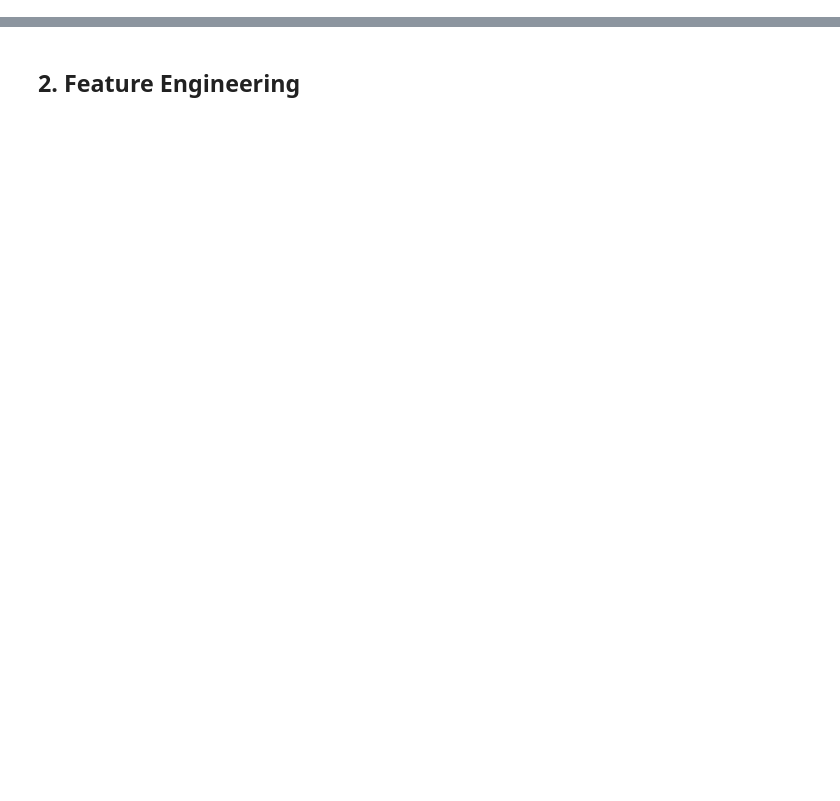
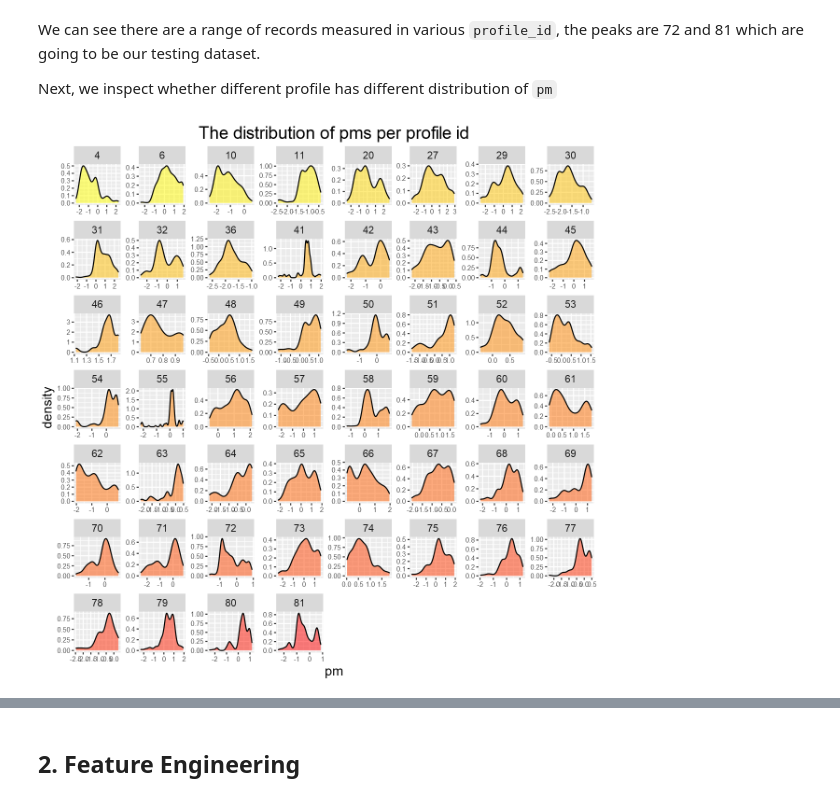
Before and after one commit to DanielTranDS/RotorTemperature-EDA-Regression, a Jupyter notebook: RotorTemp_ModellingCodes.ipynb, the cells around one changed output, grey strips where cells are left out. Saved outputs shown, nothing was run; the diff lists cells and outputs as text; code cells hidden in the pictures; blank space fills up the shorter version.

```diff
--- a/RotorTemp_ModellingCodes.ipynb
+++ b/RotorTemp_ModellingCodes.ipynb
@@ -48,0 +127,16 @@ head(df)
+# %% [markdown]
+We can see there are a range of records measured in various `profile_id`, the peaks are 72 and 81 which are going to be our testing dataset.
+
+Next, we inspect whether different profile has different distribution of `pm`
+# %%
+options(repr.plot.width=10, repr.plot.height=10)
+
+#Plot a density plot for pms grouped by profile ids
+ggplot(df, aes(x=pm,fill=profile_id)) + geom_density(aes(fill=profile_id),alpha=0.5)+
+ facet_wrap(~profile_id, scales="free")+ggtitle("The distribution of pms per profile id")+
+theme( strip.text.x = element_text(size = 13),plot.title = element_text(size=22,hjust=0.5),
+      axis.title.y = element_text(size = rel(1.5), angle = 90),
+      axis.title.x = element_text(size = rel(1.5)),
+      legend.position='none' )+ scale_fill_gradient(low = "yellow", high = "red")
+# %% [output]
+[figure, added]
```
Also changed, not shown: parts of 19 cells of this notebook.
